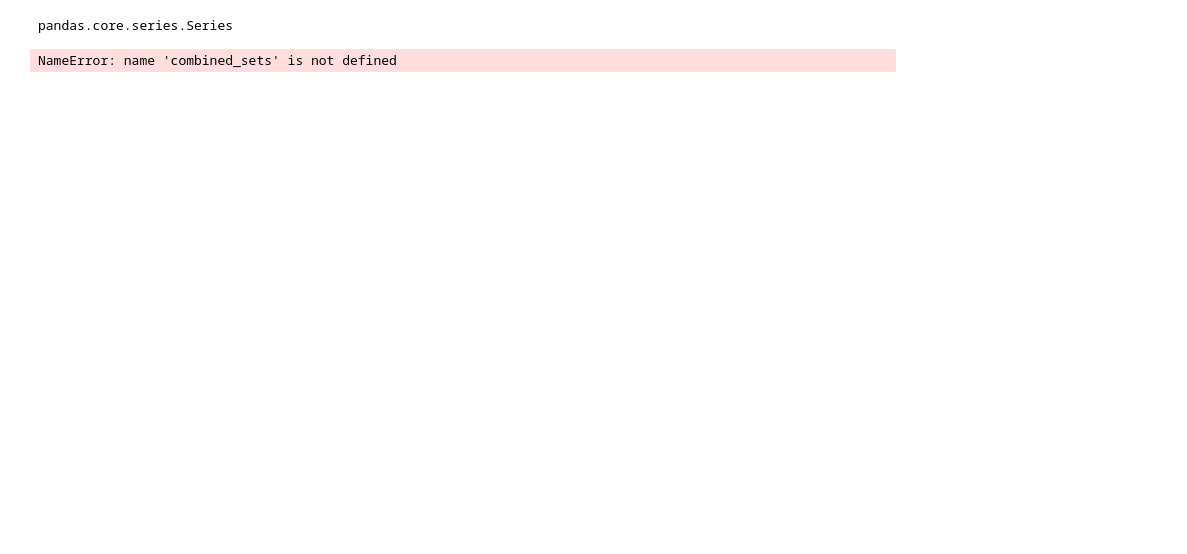
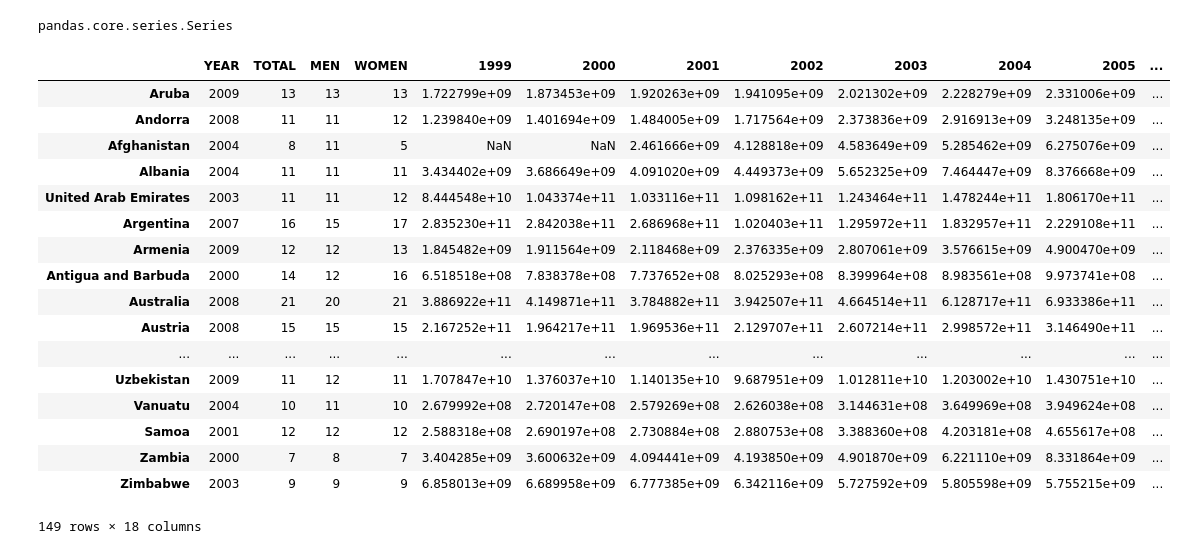
Before and after one commit to AshRajBala/ThinkfulProjects, a Jupyter notebook: Web Scraping Project.ipynb, the cells around one changed output. Saved outputs shown, nothing was run; the diff lists cells and outputs as text; code cells hidden in the pictures; blank space fills up the shorter version.

```diff
--- a/Web Scraping Project.ipynb
+++ b/Web Scraping Project.ipynb
@@ -295,6 +295,0 @@ combined_dfs = pd.merge(df_edu,df_gdp, how='inner', left_index=True, right_index
-# %%
-# create new columns to match the year of the school life expectancy and GDP for that year
-combined_dfs['DataYear'] = combined_sets.apply(lambda x: x['Year'], axis=1)
-combined_dfs['GDP'] = combined_sets.apply(lambda x: x[x['Year']], axis=1)
-# %% [output]
-NameError: name 'combined_sets' is not defined
@@ -300,0 +300,21 @@ NameError: name 'combined_sets' is not defined
+# %%
+combined_dfs
+# %% [output]
+|  | YEAR | TOTAL | MEN | WOMEN | 1999 | 2000 | 2001 | 2002 | 2003 | 2004 | 2005 | ... |
+| Aruba | 2009 | 13 | 13 | 13 | 1.722799e+09 | 1.873453e+09 | 1.920263e+09 | 1.941095e+09 | 2.021302e+09 | 2.228279e+09 | 2.331006e+09 | ... |
+| Andorra | 2008 | 11 | 11 | 12 | 1.239840e+09 | 1.401694e+09 | 1.484005e+09 | 1.717564e+09 | 2.373836e+09 | 2.916913e+09 | 3.248135e+09 | ... |
+| Afghanistan | 2004 | 8 | 11 | 5 | NaN | NaN | 2.461666e+09 | 4.128818e+09 | 4.583649e+09 | 5.285462e+09 | 6.275076e+09 | ... |
+| Albania | 2004 | 11 | 11 | 11 | 3.434402e+09 | 3.686649e+09 | 4.091020e+09 | 4.449373e+09 | 5.652325e+09 | 7.464447e+09 | 8.376668e+09 | ... |
+| United Arab Emirates | 2003 | 11 | 11 | 12 | 8.444548e+10 | 1.043374e+11 | 1.033116e+11 | 1.098162e+11 | 1.243464e+11 | 1.478244e+11 | 1.806170e+11 | ... |
+| Argentina | 2007 | 16 | 15 | 17 | 2.835230e+11 | 2.842038e+11 | 2.686968e+11 | 1.020403e+11 | 1.295972e+11 | 1.832957e+11 | 2.229108e+11 | ... |
+| Armenia | 2009 | 12 | 12 | 13 | 1.845482e+09 | 1.911564e+09 | 2.118468e+09 | 2.376335e+09 | 2.807061e+09 | 3.576615e+09 | 4.900470e+09 | ... |
+| Antigua and Barbuda | 2000 | 14 | 12 | 16 | 6.518518e+08 | 7.838378e+08 | 7.737652e+08 | 8.025293e+08 | 8.399964e+08 | 8.983561e+08 | 9.973741e+08 | ... |
+| Australia | 2008 | 21 | 20 | 21 | 3.886922e+11 | 4.149871e+11 | 3.784882e+11 | 3.942507e+11 | 4.664514e+11 | 6.128717e+11 | 6.933386e+11 | ... |
+| Austria | 2008 | 15 | 15 | 15 | 2.167252e+11 | 1.964217e+11 | 1.969536e+11 | 2.129707e+11 | 2.607214e+11 | 2.998572e+11 | 3.146490e+11 | ... |
+| ... | ... | ... | ... | ... | ... | ... | ... | ... | ... | ... | ... | ... |
+| Uzbekistan | 2009 | 11 | 12 | 11 | 1.707847e+10 | 1.376037e+10 | 1.140135e+10 | 9.687951e+09 | 1.012811e+10 | 1.203002e+10 | 1.430751e+10 | ... |
+| Vanuatu | 2004 | 10 | 11 | 10 | 2.679992e+08 | 2.720147e+08 | 2.579269e+08 | 2.626038e+08 | 3.144631e+08 | 3.649969e+08 | 3.949624e+08 | ... |
+| Samoa | 2001 | 12 | 12 | 12 | 2.588318e+08 | 2.690197e+08 | 2.730884e+08 | 2.880753e+08 | 3.388360e+08 | 4.203181e+08 | 4.655617e+08 | ... |
+| Zambia | 2000 | 7 | 8 | 7 | 3.404285e+09 | 3.600632e+09 | 4.094441e+09 | 4.193850e+09 | 4.901870e+09 | 6.221110e+09 | 8.331864e+09 | ... |
+| Zimbabwe | 2003 | 9 | 9 | 9 | 6.858013e+09 | 6.689958e+09 | 6.777385e+09 | 6.342116e+09 | 5.727592e+09 | 5.805598e+09 | 5.755215e+09 | ... |
+149 rows × 18 columns
```
Also changed, not shown: parts of 10 cells of this notebook, 1 other file.
